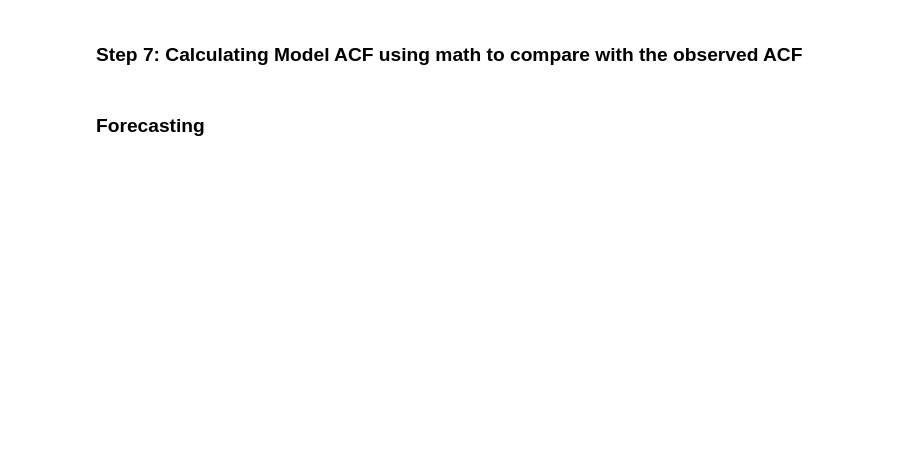
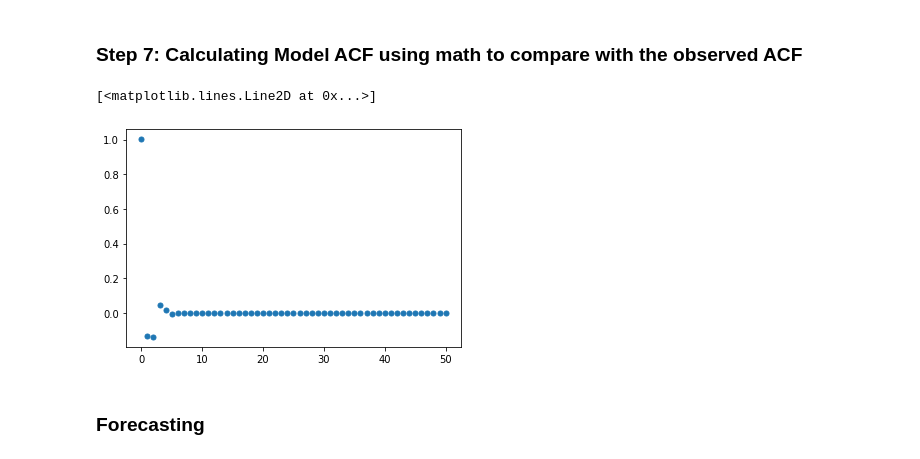
Before and after one commit to stevenkxu/TimeSeriesProject, a Jupyter notebook: 6351_Final_Project.ipynb, the cells around one changed output. Cells and saved outputs as stored; diff of their text form; code cells hidden in the pictures; blank space fills up the shorter version.

Commit message:
Did derivation of analytical ACF with given parameters. Plotted it.

```diff
--- a/6351_Final_Project.ipynb
+++ b/6351_Final_Project.ipynb
@@ -464,4 +498,13 @@ $(1 + 0.154B + 0.159B^2)X_t = 0.096  + \omega_t$
 # %% [markdown]
 ### Step 7: Calculating Model ACF using math to compare with the observed ACF
+# %%
+def analytical_ACF(h):
+    return -1.012*2.508**-h *np.cos(-1.765*h + 3)
+# %%
+lags = np.arange(0,51)
+plt.plot(analytical_ACF(lags), linestyle = "None", marker = ".", markersize = 10)
+# %% [output]
+[<matplotlib.lines.Line2D at 0x...>]
+[figure, added]
 # %% [markdown]
 ### Forecasting
```
Also changed, not shown: parts of 2 cells of this notebook.
